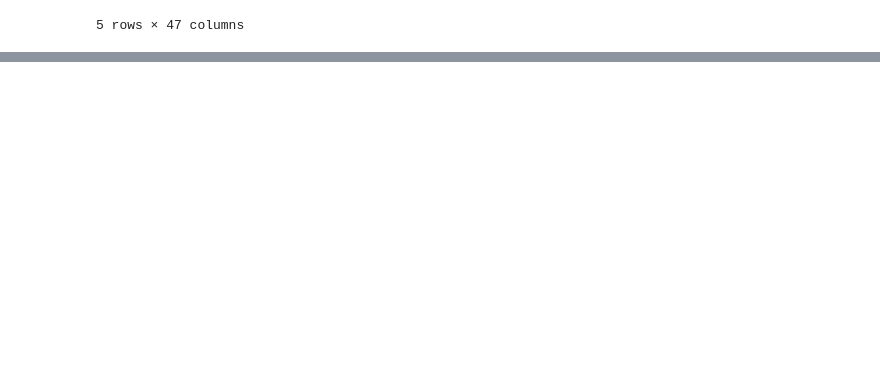
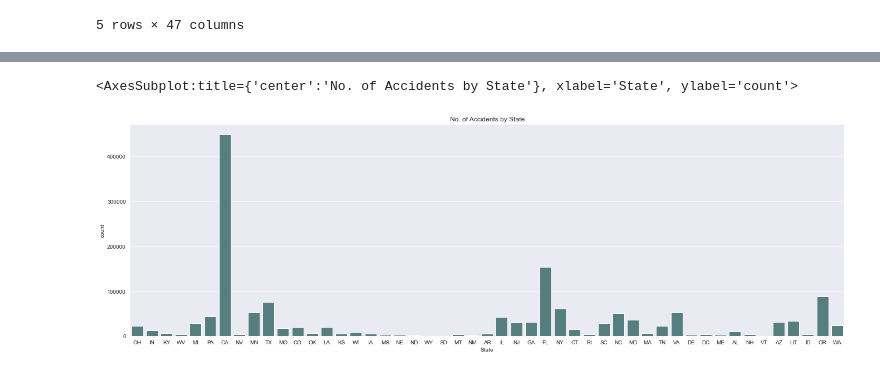
Before and after one commit to JLZhu2020/US_Accidents_Project, a Jupyter notebook: US_Accidents_Project.ipynb, the cells around one changed output, grey strips where cells are left out. Cells and saved outputs as stored; diff of their text form; code cells hidden in the pictures; blank space fills up the shorter version.

```diff
--- a/US_Accidents_Project.ipynb
+++ b/US_Accidents_Project.ipynb
@@ -13,0 +101,8 @@ df.head()
+# %%
+fig, ax = plt.subplots(figsize = (23,7))
+state_plot = sns.countplot(x=usaccidents.State, data=usaccidents,color="#508484")
+state_plot.set_title("No. of Accidents by State")
+state_plot
+# %% [output]
+<AxesSubplot:title={'center':'No. of Accidents by State'}, xlabel='State', ylabel='count'>
+[figure, added]
```
Also changed, not shown: parts of 24 cells of this notebook.
